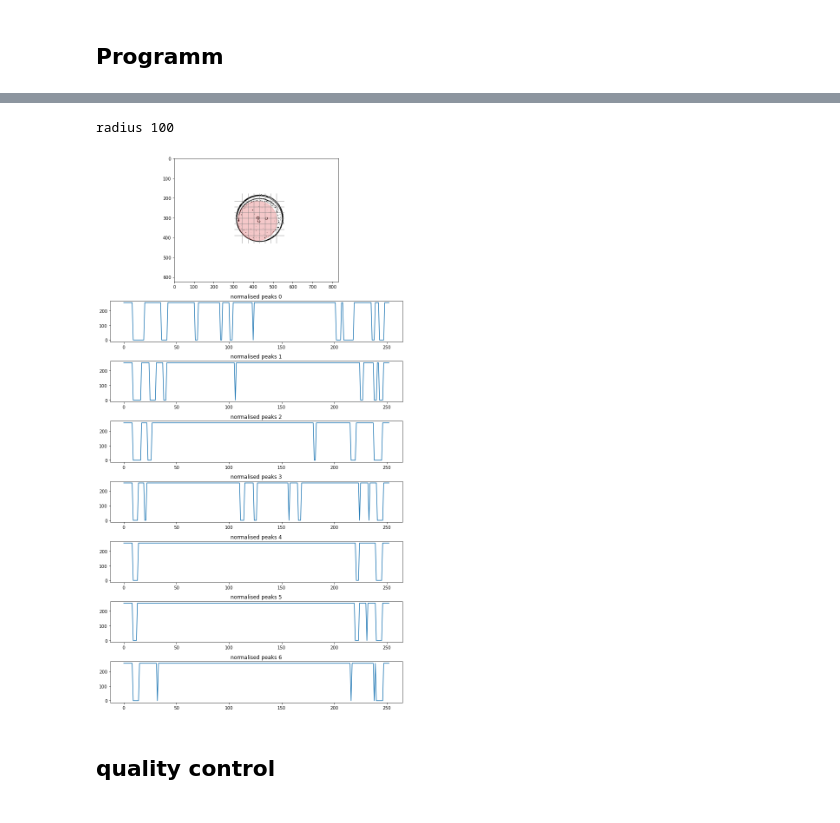
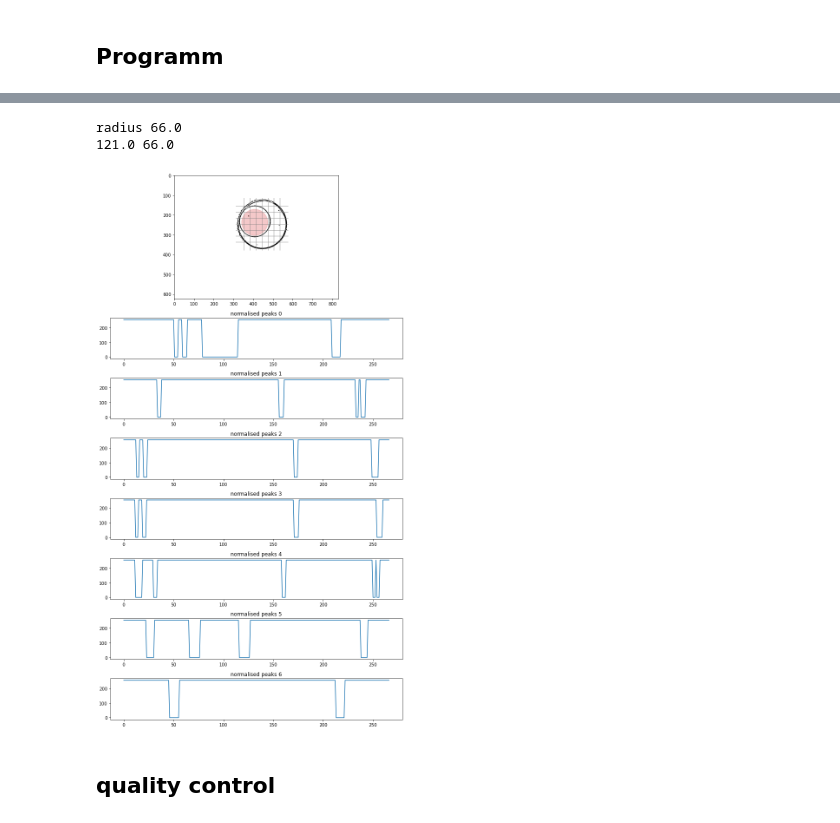
Before and after one commit to cfsb618/PyPhaseChip, a Jupyter notebook: pyphasechip.ipynb, the cells around one changed output, grey strips where cells are left out. Saved outputs shown, nothing was run; the diff lists cells and outputs as text; code cells hidden in the pictures.

```diff
--- a/pyphasechip.ipynb
+++ b/pyphasechip.ipynb
@@ -60,7 +60,7 @@ n_timepoints = int(total_n_images / (number_of_diff_conc * n_wells * 2))
 
 # percental difference of img mean to all previous imgages.
 # value is similar to a sensivity-value
-percental_threshold = 40
+percental_threshold = 32
 
 
 # measured diameter of chamber to calculate radii for circle detection -> min and max [px]
@@ -125,15 +125,17 @@ for conc_nr in range(number_of_diff_conc):
         for n_wells_per_row in range(n_wells):
 
             # Initialise variables, arrays and lists
-            saved_points = np.zeros(shape=(2, 3))
+            well_data = np.zeros(shape=(2, 3))
             centerpoints = np.zeros(shape=(2, 2))
             elon_mask = np.zeros(shape=time_resolution[0][0][0]['gray'].shape, dtype="uint8")
             threshed_img = np.zeros(shape=time_resolution[0][0][0]['gray'].shape, dtype="uint8")
             areas = np.zeros(shape=(1, 2))
-            droplet_arr = np.zeros(shape=(2,3))
-            r_old = np.zeros(2)
+            droplet_arr = np.zeros(shape=(2,4))
+            r_old_hv = np.zeros(2)
             mean_list = []
             llps_status = False
+            r_0 = 0
+            n_0 = 0
 
             for time_idx in range(n_timepoints): #n_timepoints
                 if llps_status is False:
@@ -141,7 +143,7 @@ for conc_nr in range(number_of_diff_conc):
 
                     image = time_resolution[time_idx][conc_nr][well_nr]['gray'].copy()
 
-                    x_abs, y_abs, centerpoints, radius_est, saved_points, elon_mask, masked_img, droplet_found, l, l_vert, norm_pp_len_h,norm_pp_len_v, img, f, N, E, S, W, x, y, r, r_old = pypc.droplet_detection(diameter, image, saved_points, elon_mask, centerpoints, llps_status, r_old)
+                    x_abs, y_abs, centerpoints, well_data, elon_mask, masked_img, droplet_found, l, l_vert, norm_pp_len_h,norm_pp_len_v, img, f, N, E, S, W, x, y, droplet_arr, areas, radius_old_hv, hor, vert, r_0 = pypc.droplet_detection(diameter, image, well_data, elon_mask, centerpoints, llps_status, droplet_arr, r_0, time_idx, areas, r_old_hv)
                     time_resolution[time_idx][conc_nr][well_nr]['img'] = img
                     time_resolution[time_idx][conc_nr][well_nr]['normg_pp_len_h'] = norm_pp_len_h # needed for display
                     time_resolution[time_idx][conc_nr][well_nr]['normg_pp_len_v'] = norm_pp_len_v # needed for display
@@ -151,20 +153,29 @@ for conc_nr in range(number_of_diff_conc):
                     time_resolution[time_idx][conc_nr][well_nr]['manipulated img'] = img # needed for display
                     time_resolution[time_idx][conc_nr][well_nr]['x abs'] = x_abs # needed for display
                     time_resolution[time_idx][conc_nr][well_nr]['y abs'] = y_abs # needed for display
-                    time_resolution[time_idx][conc_nr][well_nr]['radius'] = radius_est # needed for display
+                    time_resolution[time_idx][conc_nr][well_nr]['radius'] = droplet_arr[0, 0] # needed for display
                     time_resolution[time_idx][conc_nr][well_nr]['x'] = x # needed for display
                     time_resolution[time_idx][conc_nr][well_nr]['y'] = y # needed for display
-                    time_resolution[time_idx][conc_nr][well_nr]['r'] = r # needed for display
+                    time_resolution[time_idx][conc_nr][well_nr]['r'] = well_data[0, 2] # needed for display
                     time_resolution[time_idx][conc_nr][well_nr]['N'] = N
                     time_resolution[time_idx][conc_nr][well_nr]['E'] = E
                     time_resolution[time_idx][conc_nr][well_nr]['S'] = S
                     time_resolution[time_idx][conc_nr][well_nr]['W'] = W
 
+                    time_resolution[time_idx][conc_nr][well_nr]['well data'] = well_data
+                    time_resolution[time_idx][conc_nr][well_nr]['mask'] = elon_mask
+                    time_resolution[time_idx][conc_nr][well_nr]['hor'] = hor
+                    time_resolution[time_idx][conc_nr][well_nr]['vert'] = vert
 
-                    llps_status, areas, mean_list, droplet_arr, squi = pypc.detect_LLPS(percental_threshold, x_abs, y_abs, radius_est, droplet_arr, llps_status, img, time_idx, areas, mean_list, droplet_found)
+
+                    llps_status, areas, mean_list, droplet_arr, squi, cro_squi, n_0 = pypc.detect_LLPS(percental_threshold, droplet_arr, llps_status, img, time_idx, areas, mean_list, droplet_found, n_0)
                     time_resolution[0][conc_nr][well_nr]['areas'] = areas
                     time_resolution[0][conc_nr][well_nr]['mean list'] = mean_list
                     time_resolution[time_idx][conc_nr][well_nr]['squ'] = squi
+                    time_resolution[time_idx][conc_nr][well_nr]['cro squ'] = cro_squi
+
+                    time_resolution[time_idx][conc_nr][well_nr]['droplet array'] = droplet_arr
+
 
                     if llps_status is True:
                         # save img time where llps was found
@@ -307,9 +390,9 @@ plt.imshow(b, cmap='gray')
 ### Plot
 
 
-conc_nr = 1
+conc_nr = 2
 well_nr = 0
-time_idx = 4
+time_idx = 0
 
 img = time_resolution[time_idx][conc_nr][well_nr]['img']
 norm_pp_len_h = time_resolution[time_idx][conc_nr][well_nr]['normg_pp_len_h']
@@ -328,7 +411,7 @@ W = time_resolution[time_idx][conc_nr][well_nr]['W']
 print("radius", radius_est)
 fig, (ax1, ax2, ax3, ax4, ax5, ax6, ax7, ax8) = plt.subplots(nrows=8, figsize=(10, 18), gridspec_kw={"height_ratios": [0.3, 0.1, 0.1, 0.1, 0.1, 0.1, 0.1, 0.1]})
 ax1.imshow(img, cmap="gray")
-
+print(r, radius_est)
 
 #img_hL = cv2.line(img.copy(), (W,y), (E,y), (255,0,0), 2)
 ax1.hlines(y, W, E, color="tab:gray", alpha=0.5)
@@ -354,36 +437,37 @@ circle = plt.Circle((x_abs, y_abs), radius_est, color='tab:red', alpha=0.25)
 
 ax1.add_patch(circle)
 #ax1.hlines(y_ass, x_ass-10, x_ass+10, color='tab:blue', linewidth=5)
 
 ax2.plot(l, norm_pp_len_h[0])
 ax2.set_title("normalised peaks 0")
 
 ax3.plot(l, norm_pp_len_h[1])
 ax3.set_title("normalised peaks 1")
 
 ax4.plot(l, norm_pp_len_h[2])
 ax4.set_title("normalised peaks 2")
 
 ax5.plot(l, norm_pp_len_h[3])
 ax5.set_title("normalised peaks 3")
 
 ax6.plot(l, norm_pp_len_h[4])
 ax6.set_title("normalised peaks 4")
 
 ax7.plot(l, norm_pp_len_h[5])
 ax7.set_title("normalised peaks 5")
 
 ax8.plot(l, norm_pp_len_h[6])
 ax8.set_title("normalised peaks 6")
 
 #ax9.plot(l, np.sum(norm_pp_len_h, axis=0))
 #ax9.set_title("summed peaks")
 #ax9.hlines(5, np.min(l),np.max(l), color="tab:orange")
 fig.tight_layout()
-fig.savefig(f"t{time_idx}_c{conc_nr}_w{well_nr}_self-dev-Algo.png")
+#fig.savefig(f"t{time_idx}_c{conc_nr}_w{well_nr}_self-dev-Algo.png")
 # %% [output]
-radius 100
+radius 66.0
+121.0 66.0
-[figure, old version]
+[figure, new version]
 # %%
 ### Plot
 img = time_resolution[time_idx][conc_nr][well_nr]['img']
```
Also changed, not shown: parts of 16 cells of this notebook, 2 other files.
